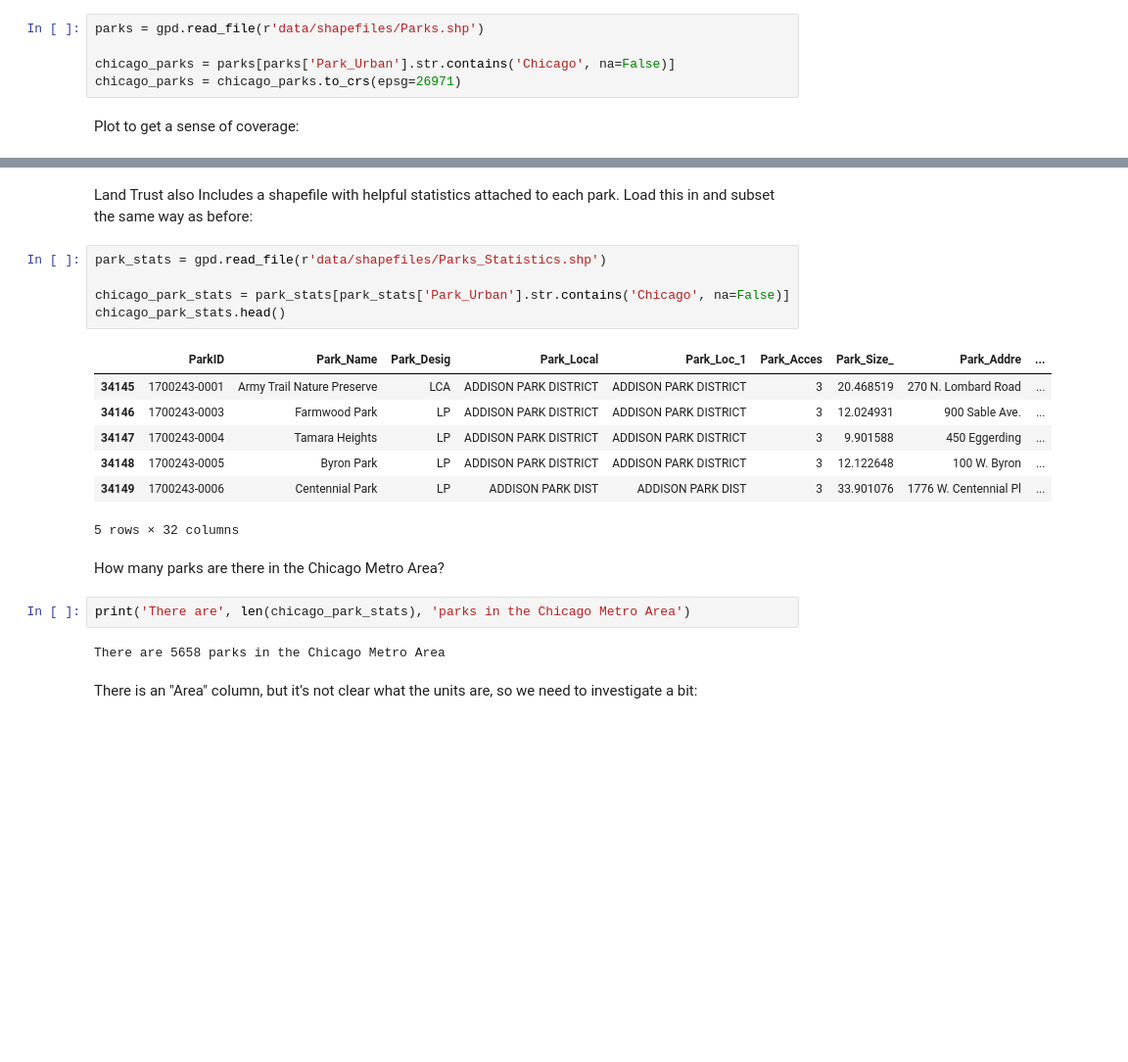
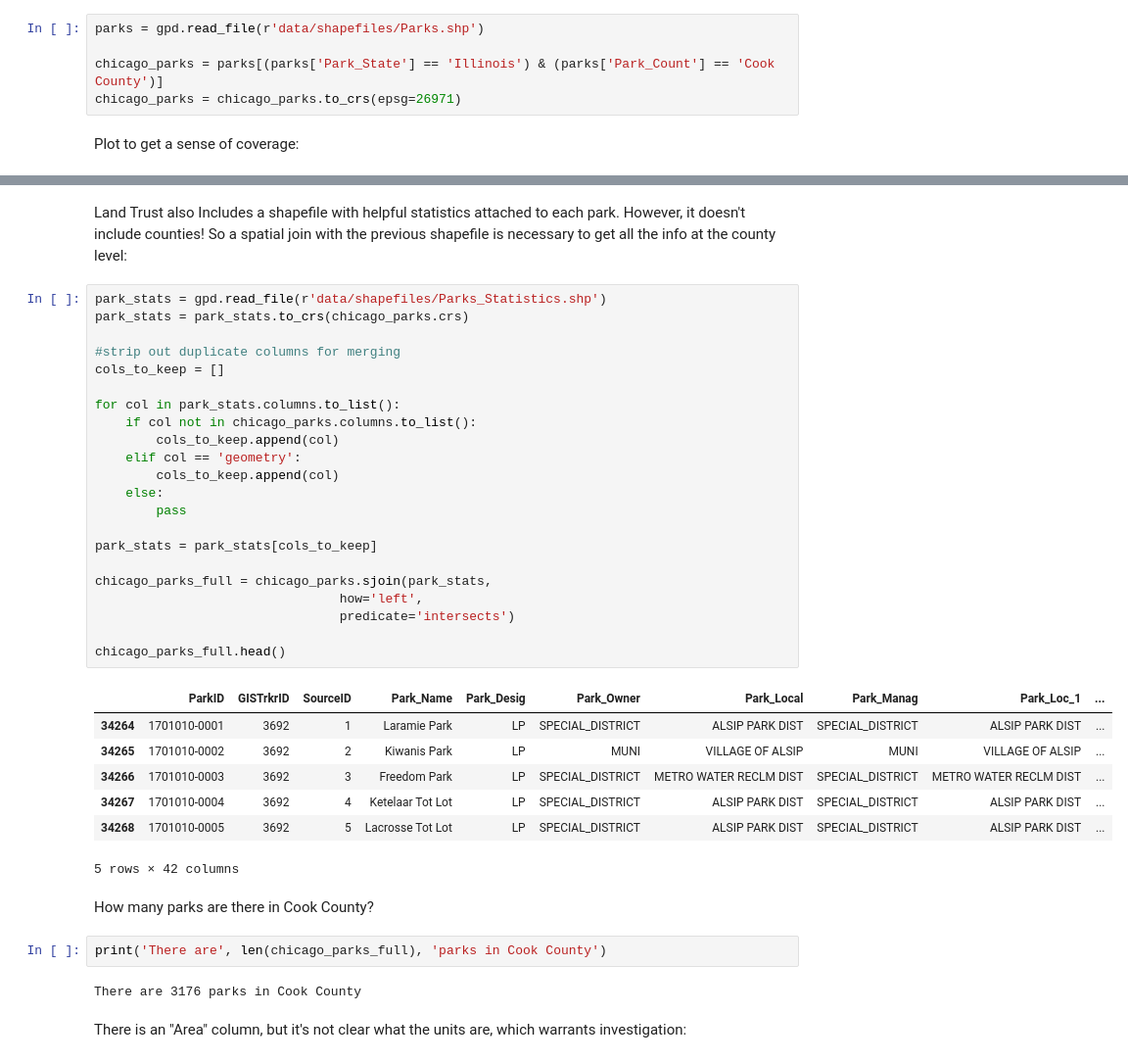
Before and after one commit to adohertymunro/DS-31095-Final-Project, a Jupyter notebook: Final Project.ipynb, the cells around one changed output, grey strips where cells are left out. Shown at 98% size. Saved outputs shown, nothing was run; the diff lists cells and outputs as text; blank space fills up the shorter version.

```diff
--- a/Final Project.ipynb
+++ b/Final Project.ipynb
@@ -24,7 +38,7 @@ Load in generic "Parks" shapefile, subset to Chicago and project to Illinois Sta
 # %%
 parks = gpd.read_file(r'data/shapefiles/Parks.shp')
 
-chicago_parks = parks[parks['Park_Urban'].str.contains('Chicago', na=False)]
+chicago_parks = parks[(parks['Park_State'] == 'Illinois') & (parks['Park_Count'] == 'Cook County')]
 chicago_parks = chicago_parks.to_crs(epsg=26971)
 # %% [markdown]
 Plot to get a sense of coverage:
@@ -43,24 +57,41 @@ plt.show()
 # %% [markdown]
-Land Trust also Includes a shapefile with helpful statistics attached to each park. Load this in and subset the same way as before:
+Land Trust also Includes a shapefile with helpful statistics attached to each park. However, it doesn't include counties! So a spatial join with the previous shapefile is necessary to get all the info at the county level:
 # %%
 park_stats = gpd.read_file(r'data/shapefiles/Parks_Statistics.shp')
+park_stats = park_stats.to_crs(chicago_parks.crs)
 
-chicago_park_stats = park_stats[park_stats['Park_Urban'].str.contains('Chicago', na=False)]
-chicago_park_stats.head()
+#strip out duplicate columns for merging
+cols_to_keep = []
+
+for col in park_stats.columns.to_list():
+    if col not in chicago_parks.columns.to_list():
+        cols_to_keep.append(col)
+    elif col == 'geometry':
+        cols_to_keep.append(col)
+    else:
+        pass
+
+park_stats = park_stats[cols_to_keep]
+
+chicago_parks_full = chicago_parks.sjoin(park_stats,
+                                how='left',
+                                predicate='intersects')
+
+chicago_parks_full.head()
 # %% [output]
-|  | ParkID | Park_Name | Park_Desig | Park_Local | Park_Loc_1 | Park_Acces | Park_Size_ | Park_Addre | ... |
-| 34145 | 1700243-0001 | Army Trail Nature Preserve | LCA | ADDISON PARK DISTRICT | ADDISON PARK DISTRICT | 3 | 20.468519 | 270 N. Lombard Road | ... |
-| 34146 | 1700243-0003 | Farmwood Park | LP | ADDISON PARK DISTRICT | ADDISON PARK DISTRICT | 3 | 12.024931 | 900 Sable Ave. | ... |
-| 34147 | 1700243-0004 | Tamara Heights | LP | ADDISON PARK DISTRICT | ADDISON PARK DISTRICT | 3 | 9.901588 | 450 Eggerding | ... |
-| 34148 | 1700243-0005 | Byron Park | LP | ADDISON PARK DISTRICT | ADDISON PARK DISTRICT | 3 | 12.122648 | 100 W. Byron | ... |
-| 34149 | 1700243-0006 | Centennial Park | LP | ADDISON PARK DIST | ADDISON PARK DIST | 3 | 33.901076 | 1776 W. Centennial Pl | ... |
+|  | ParkID | GISTrkrID | SourceID | Park_Name | Park_Desig | Park_Owner | Park_Local | Park_Manag | Park_Loc_1 | ... |
+| 34264 | 1701010-0001 | 3692 | 1 | Laramie Park | LP | SPECIAL_DISTRICT | ALSIP PARK DIST | SPECIAL_DISTRICT | ALSIP PARK DIST | ... |
+| 34265 | 1701010-0002 | 3692 | 2 | Kiwanis Park | LP | MUNI | VILLAGE OF ALSIP | MUNI | VILLAGE OF ALSIP | ... |
+| 34266 | 1701010-0003 | 3692 | 3 | Freedom Park | LP | SPECIAL_DISTRICT | METRO WATER RECLM DIST | SPECIAL_DISTRICT | METRO WATER RECLM DIST | ... |
+| 34267 | 1701010-0004 | 3692 | 4 | Ketelaar Tot Lot | LP | SPECIAL_DISTRICT | ALSIP PARK DIST | SPECIAL_DISTRICT | ALSIP PARK DIST | ... |
+| 34268 | 1701010-0005 | 3692 | 5 | Lacrosse Tot Lot | LP | SPECIAL_DISTRICT | ALSIP PARK DIST | SPECIAL_DISTRICT | ALSIP PARK DIST | ... |
-5 rows × 32 columns
+5 rows × 42 columns
 # %% [markdown]
-How many parks are there in the Chicago Metro Area?
+How many parks are there in Cook County?
 # %%
-print('There are', len(chicago_park_stats), 'parks in the Chicago Metro Area')
+print('There are', len(chicago_parks_full), 'parks in Cook County')
 # %% [output]
-There are 5658 parks in the Chicago Metro Area
+There are 3176 parks in Cook County
 # %% [markdown]
-There is an "Area" column, but it's not clear what the units are, so we need to investigate a bit:
+There is an "Area" column, but it's not clear what the units are, which warrants investigation:
 # %%
```
Also changed, not shown: parts of 17 cells of this notebook, 4 other files.
